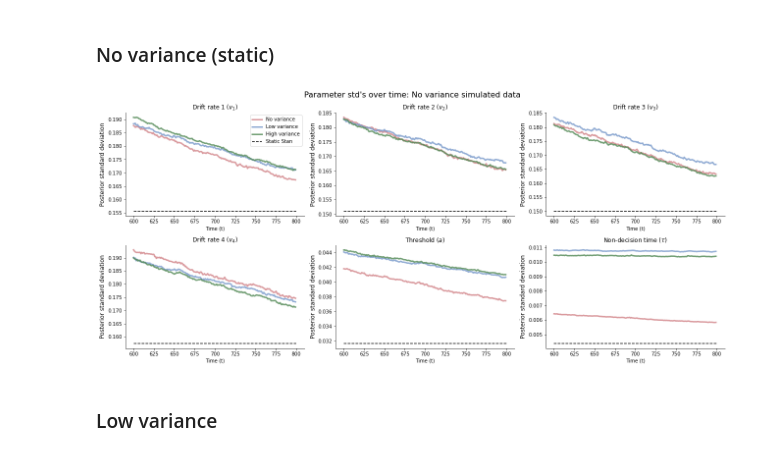
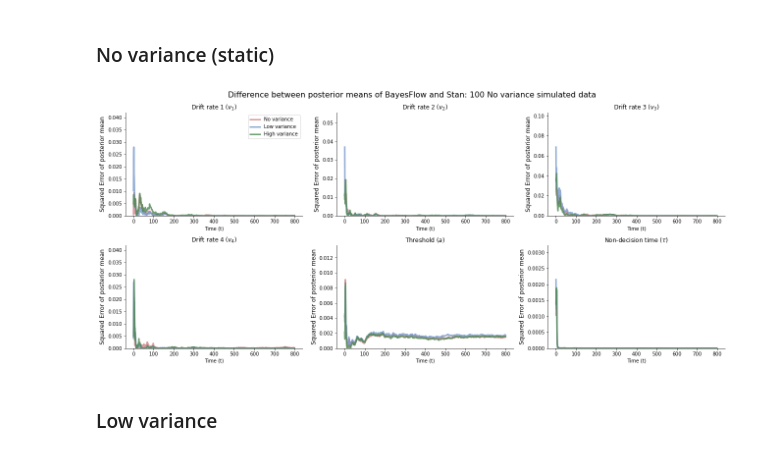
Before and after one commit to LuSchumacher/dynamic_models, a Jupyter notebook: notebooks/truly_dynamic_modeling.ipynb, the cells around one changed output. Drawn from its saved outputs; the diff is of its cells as text; code cells hidden in the pictures.

```diff
--- a/notebooks/truly_dynamic_modeling.ipynb
+++ b/notebooks/truly_dynamic_modeling.ipynb
@@ -528,7 +604,9 @@ stan_post_samples = sim['stan_post_samples']
 # %%
-plot_post_sd(stan_post_samples, sim_data, 200, 0)
+plot_post_sd(stan_post_samples, bf_post_no_var, bf_post_low_var, bf_post_high_var, 800, 0)
-# %% [output]
-[figure, removed]
+# %%
+plot_post_mean_error(stan_post_samples, bf_post_no_var, bf_post_low_var, bf_post_high_var, 0)
+# %% [output]
+[figure, added]
 # %% [markdown]
 ### Low variance
 # %%
```
Also changed, not shown: parts of 10 cells of this notebook.
